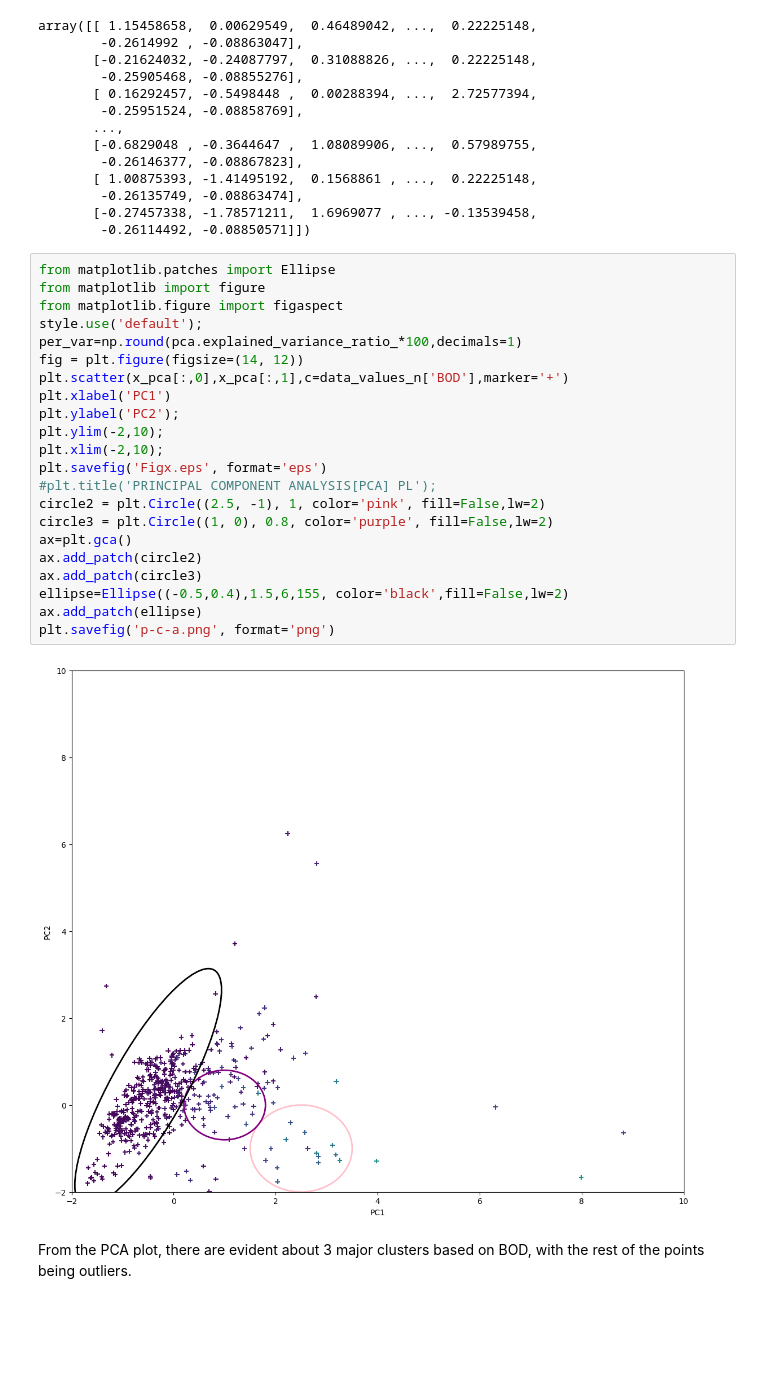
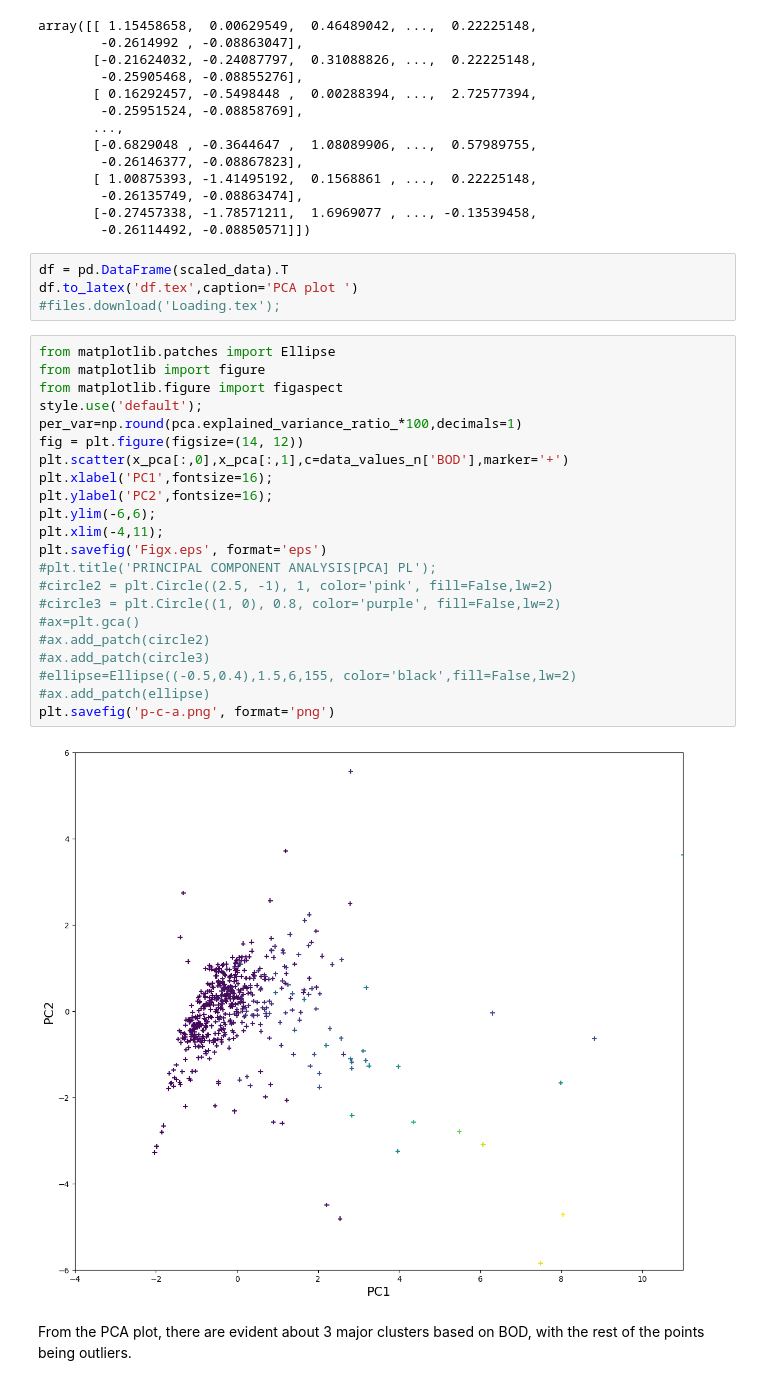
Before and after one commit to M-Isaiah/Machine_L_R, a Jupyter notebook: BOD_DATA_VISUALIZATION.ipynb, the cells around one changed output. Cells and saved outputs as stored; diff of their text form; blank space fills up the shorter version.

```diff
--- a/BOD_DATA_VISUALIZATION.ipynb
+++ b/BOD_DATA_VISUALIZATION.ipynb
@@ -189,30 +189,34 @@ array([[ 1.15458658,  0.00629549,  0.46489042, ...,  0.22225148,
         -0.26135749, -0.08863474],
        [-0.27457338, -1.78571211,  1.6969077 , ..., -0.13539458,
         -0.26114492, -0.08850571]])
+# %%
+df = pd.DataFrame(scaled_data).T
+df.to_latex('df.tex',caption='PCA plot ')
+#files.download('Loading.tex');
 # %%
 from matplotlib.patches import Ellipse
 from matplotlib import figure
 from matplotlib.figure import figaspect
 style.use('default');
 per_var=np.round(pca.explained_variance_ratio_*100,decimals=1)
 fig = plt.figure(figsize=(14, 12))
 plt.scatter(x_pca[:,0],x_pca[:,1],c=data_values_n['BOD'],marker='+')
-plt.xlabel('PC1')
-plt.ylabel('PC2');
-plt.ylim(-2,10);
-plt.xlim(-2,10);
+plt.xlabel('PC1',fontsize=16);
+plt.ylabel('PC2',fontsize=16);
+plt.ylim(-6,6);
+plt.xlim(-4,11);
 plt.savefig('Figx.eps', format='eps')
 #plt.title('PRINCIPAL COMPONENT ANALYSIS[PCA] PL');
-circle2 = plt.Circle((2.5, -1), 1, color='pink', fill=False,lw=2)
-circle3 = plt.Circle((1, 0), 0.8, color='purple', fill=False,lw=2)
-ax=plt.gca()
-ax.add_patch(circle2)
-ax.add_patch(circle3)
-ellipse=Ellipse((-0.5,0.4),1.5,6,155, color='black',fill=False,lw=2)
-ax.add_patch(ellipse)
+#circle2 = plt.Circle((2.5, -1), 1, color='pink', fill=False,lw=2)
+#circle3 = plt.Circle((1, 0), 0.8, color='purple', fill=False,lw=2)
+#ax=plt.gca()
+#ax.add_patch(circle2)
+#ax.add_patch(circle3)
+#ellipse=Ellipse((-0.5,0.4),1.5,6,155, color='black',fill=False,lw=2)
+#ax.add_patch(ellipse)
 plt.savefig('p-c-a.png', format='png')
 # %% [output]
-[figure, old version]
+[figure, new version]
 # %% [markdown]
 From the PCA plot, there are evident about 3 major clusters based on BOD, with the rest of the points being outliers.
 # %%
```
Also changed, not shown: parts of 14 cells of this notebook.
